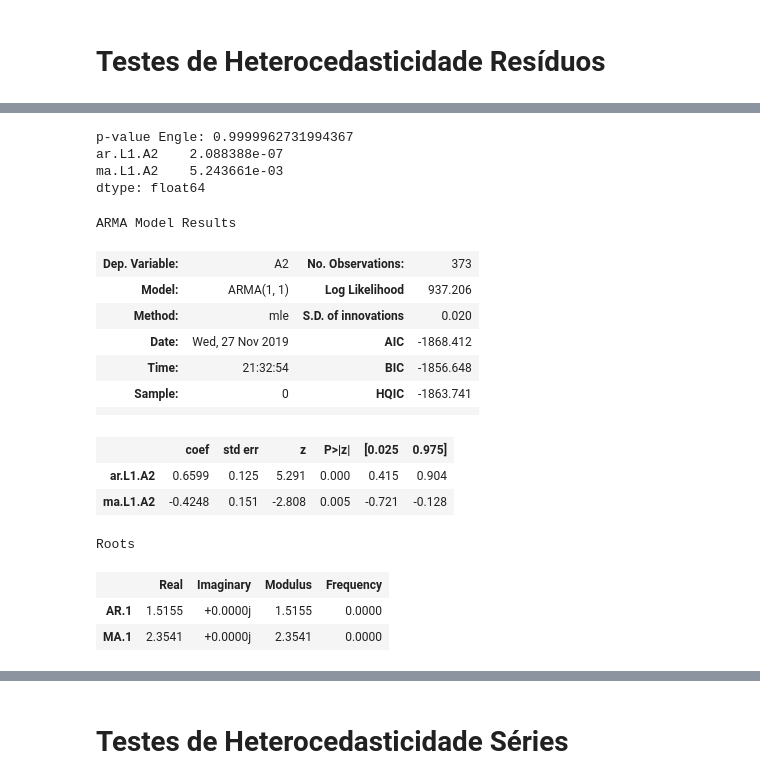
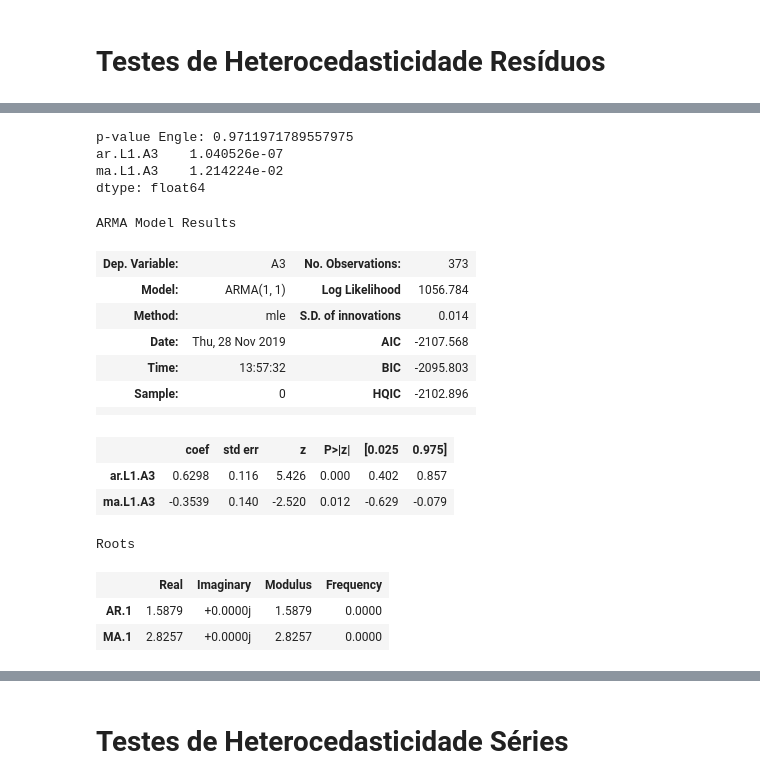
Before and after one commit to pedroargento/Mestrado, a Jupyter notebook: codigo.ipynb, the cells around one changed output, grey strips where cells are left out. Cells and saved outputs as stored; diff of their text form; code cells hidden in the pictures.

```diff
--- a/codigo.ipynb
+++ b/codigo.ipynb
@@ -805,31 +805,31 @@ Roots
 | AR.1 | 1.5155 | +0.0000j | 1.5155 | 0.0000 |
 | MA.1 | 2.3541 | +0.0000j | 2.3541 | 0.0000 |
 # %%
-A3 = smt.ARMA(Returns.A2, order=(1, 1)).fit(
+A3 = smt.ARMA(Returns.A3, order=(1, 1)).fit(
     method='mle', trend='nc')
 print('p-value Engle: ' + str(het_arch(A3.resid)[1]))
 print(A3.pvalues)
 A3.summary()
 # %% [output]
-p-value Engle: 0.9999962731994367
-ar.L1.A2    2.088388e-07
-ma.L1.A2    5.243661e-03
+p-value Engle: 0.9711971789557975
+ar.L1.A3    1.040526e-07
+ma.L1.A3    1.214224e-02
 dtype: float64
 ARMA Model Results
-| Dep. Variable: | A2 | No. Observations: | 373 |
-| Model: | ARMA(1, 1) | Log Likelihood | 937.206 |
-| Method: | mle | S.D. of innovations | 0.020 |
-| Date: | Wed, 27 Nov 2019 | AIC | -1868.412 |
-| Time: | 21:32:54 | BIC | -1856.648 |
-| Sample: | 0 | HQIC | -1863.741 |
+| Dep. Variable: | A3 | No. Observations: | 373 |
+| Model: | ARMA(1, 1) | Log Likelihood | 1056.784 |
+| Method: | mle | S.D. of innovations | 0.014 |
+| Date: | Thu, 28 Nov 2019 | AIC | -2107.568 |
+| Time: | 13:57:32 | BIC | -2095.803 |
+| Sample: | 0 | HQIC | -2102.896 |
 |  |  |  |  |
 |  | coef | std err | z | P>|z| | [0.025 | 0.975] |
-| ar.L1.A2 | 0.6599 | 0.125 | 5.291 | 0.000 | 0.415 | 0.904 |
-| ma.L1.A2 | -0.4248 | 0.151 | -2.808 | 0.005 | -0.721 | -0.128 |
+| ar.L1.A3 | 0.6298 | 0.116 | 5.426 | 0.000 | 0.402 | 0.857 |
+| ma.L1.A3 | -0.3539 | 0.140 | -2.520 | 0.012 | -0.629 | -0.079 |
 Roots
 |  | Real | Imaginary | Modulus | Frequency |
-| AR.1 | 1.5155 | +0.0000j | 1.5155 | 0.0000 |
-| MA.1 | 2.3541 | +0.0000j | 2.3541 | 0.0000 |
+| AR.1 | 1.5879 | +0.0000j | 1.5879 | 0.0000 |
+| MA.1 | 2.8257 | +0.0000j | 2.8257 | 0.0000 |
 # %%
 A4 = smt.ARMA(Returns.A4, order=(1, 1)).fit(
     method='mle', trend='nc')
```
Also changed, not shown: parts of 24 cells of this notebook.
